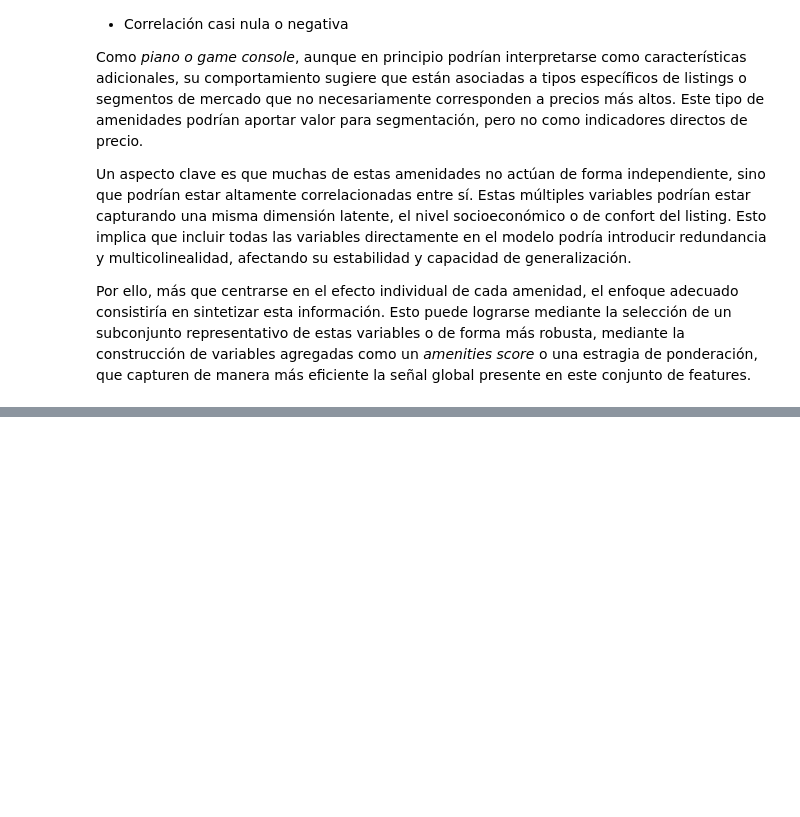
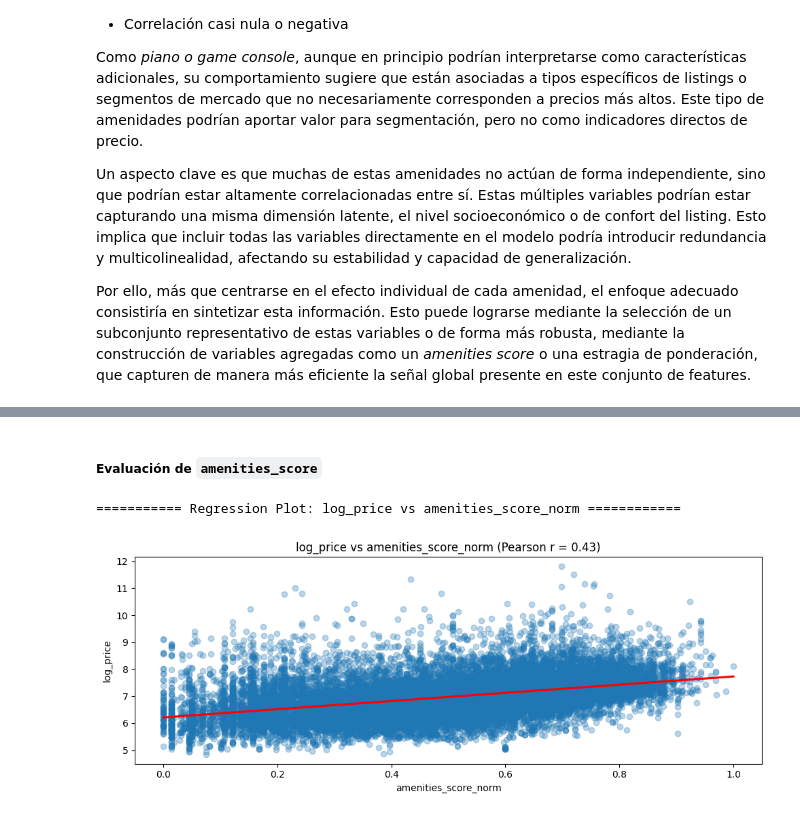
Before and after one commit to josue-rdgzcb/airbnb-price-prediction-cdmx, a Jupyter notebook: notebooks/01_data_exploration.ipynb, the cells around one changed output, grey strips where cells are left out. Cells and saved outputs as stored; diff of their text form; code cells hidden in the pictures; blank space fills up the shorter version.

```diff
--- a/notebooks/01_data_exploration.ipynb
+++ b/notebooks/01_data_exploration.ipynb
@@ -2711,0 +2825,15 @@ Por ello, más que centrarse en el efecto individual de cada amenidad, el enfoqu
+# %% [markdown]
+##### Evaluación de `amenities_score`
+# %%
+# Plot regplot to visualize relationship between log_price and amenities_score_norm
+print("=========== Regression Plot: log_price vs amenities_score_norm ============")
+print(" ")
+plot_regplot(
+    df=df_features,
+    vars=['amenities_score_norm'],
+    target='log_price',
+    figsize_width=10
+)
+# %% [output]
+=========== Regression Plot: log_price vs amenities_score_norm ============
+[figure, added]
```
Also changed, not shown: parts of 52 cells of this notebook.
